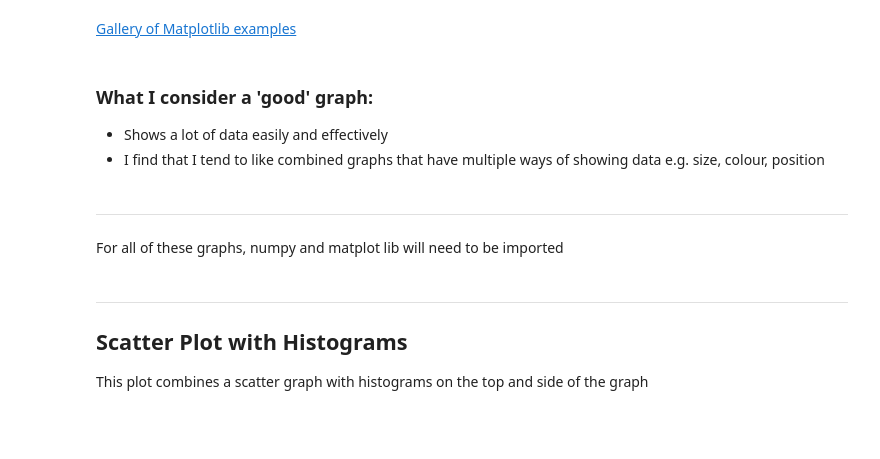
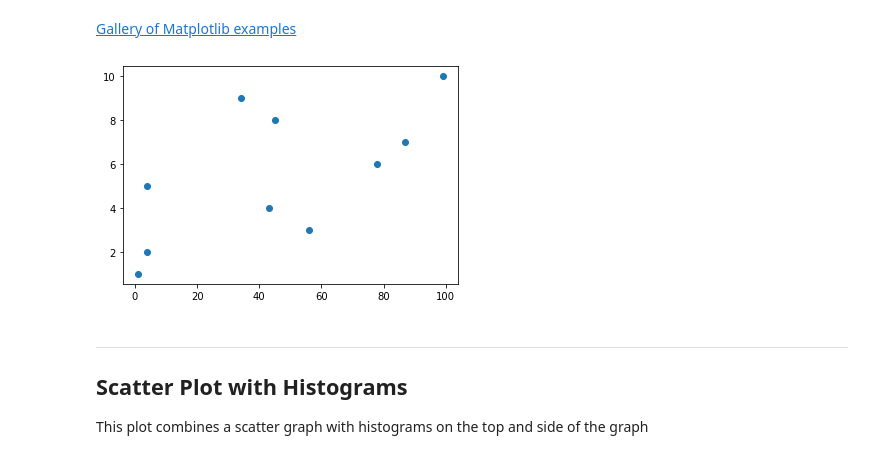
Before and after one commit to DavidMaguire93/data-fundamentals, a Jupyter notebook: pyplot.ipynb, the cells around one changed output. Drawn from its saved outputs; the diff is of its cells as text; code cells hidden in the pictures; blank space fills up the shorter version.

Commit message:
Readme and notes on plots

```diff
--- a/pyplot.ipynb
+++ b/pyplot.ipynb
@@ -7,10 +18,2 @@ At the start of this project, I will just be writing some general notes and idea
 # %% [markdown]
 [Gallery of Matplotlib examples](https://matplotlib.org/stable/gallery/index.html)
-# %% [markdown]
-### What I consider a 'good' graph:
-- Shows a lot of data easily and effectively
-- I find that I tend to like combined graphs that have multiple ways of showing data e.g. size, colour, position
-# %% [markdown]
----
-# %% [markdown]
-For all of these graphs, numpy and matplot lib will need to be imported
@@ -20,3 +20,10 @@ import matplotlib.pyplot as plt
+# %%
+# An example of a simple plot using pyplot
+nums = [1,4,56,43,4,78,87,45,34,99]
+nums2 = [1,2,3,4,5,6,7,8,9,10]
+plt.scatter(nums, nums2);
+# %% [output]
+[figure, added]
 # %% [markdown]
 ***
 ## Scatter Plot with Histograms
```
Also changed, not shown: parts of 12 cells of this notebook, 2 other files.
